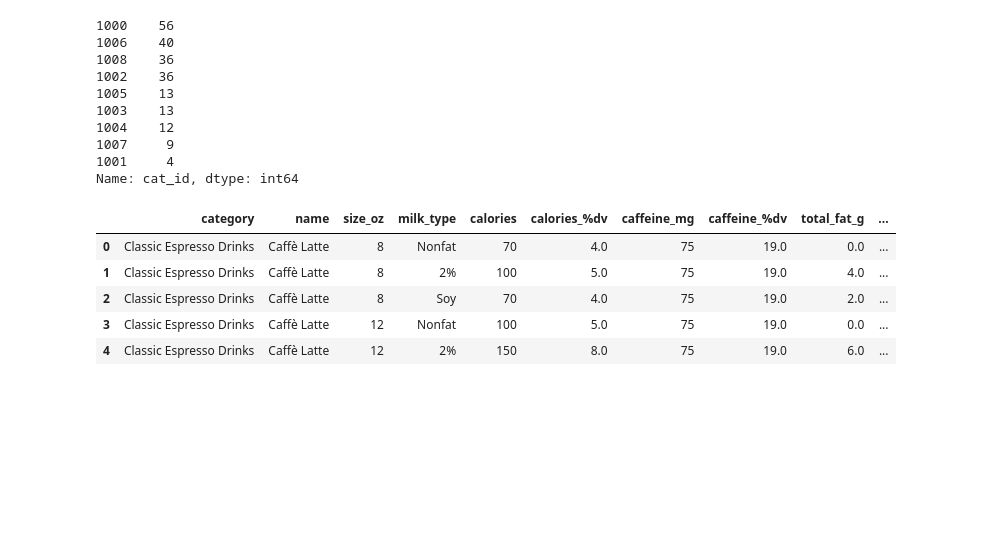
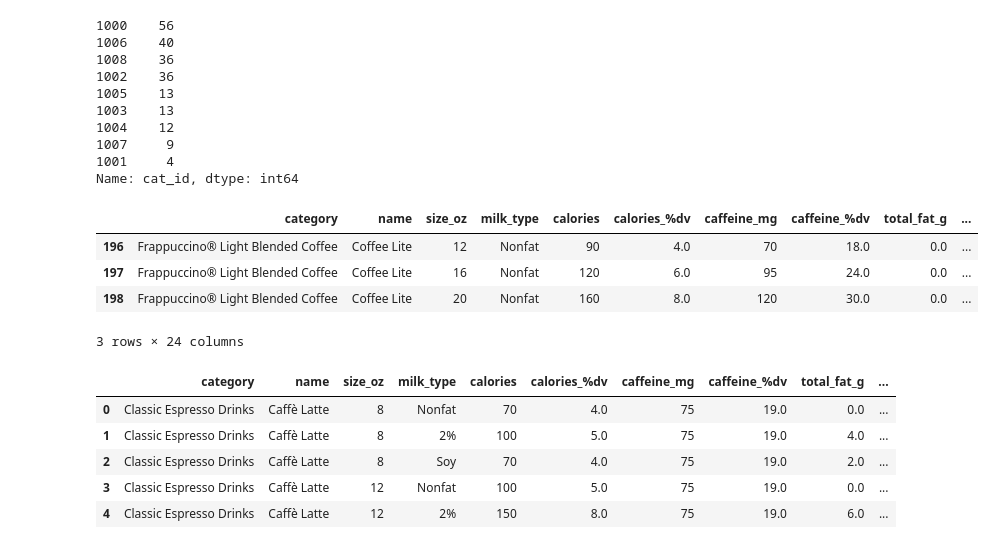
Before and after one commit to Ugi77/projects, a Jupyter notebook: NutritionAnalysisTour/rel_db.ipynb, the cells around one changed output. Saved outputs shown, nothing was run; the diff lists cells and outputs as text; code cells hidden in the pictures; blank space fills up the shorter version.

```diff
--- a/NutritionAnalysisTour/rel_db.ipynb
+++ b/NutritionAnalysisTour/rel_db.ipynb
@@ -51,6 +51,19 @@ sb_rel_db["cat_id"].value_counts()
 1007     9
 1001     4
 Name: cat_id, dtype: int64
+# %%
+# find incorrect values, get index numbers
+to_fix = sb_rel_db[sb_rel_db.category == "Frappuccino® Light Blended Coffee"]
+
+# Amend values
+sb_rel_db.loc[[196, 197, 198], ["name"]] = "Coffee Lite"
+sb_rel_db.loc[[196, 197, 198]]
+# %% [output]
+|  | category | name | size_oz | milk_type | calories | calories_%dv | caffeine_mg | caffeine_%dv | total_fat_g | ... |
+| 196 | Frappuccino® Light Blended Coffee | Coffee Lite | 12 | Nonfat | 90 | 4.0 | 70 | 18.0 | 0.0 | ... |
+| 197 | Frappuccino® Light Blended Coffee | Coffee Lite | 16 | Nonfat | 120 | 6.0 | 95 | 24.0 | 0.0 | ... |
+| 198 | Frappuccino® Light Blended Coffee | Coffee Lite | 20 | Nonfat | 160 | 8.0 | 120 | 30.0 | 0.0 | ... |
+3 rows × 24 columns
 # %%
 # Add placeholder column for name index numbers
 sb_rel_db["name_id"] = sb_rel_db.index + 1
```
Also changed, not shown: parts of 15 cells of this notebook.
